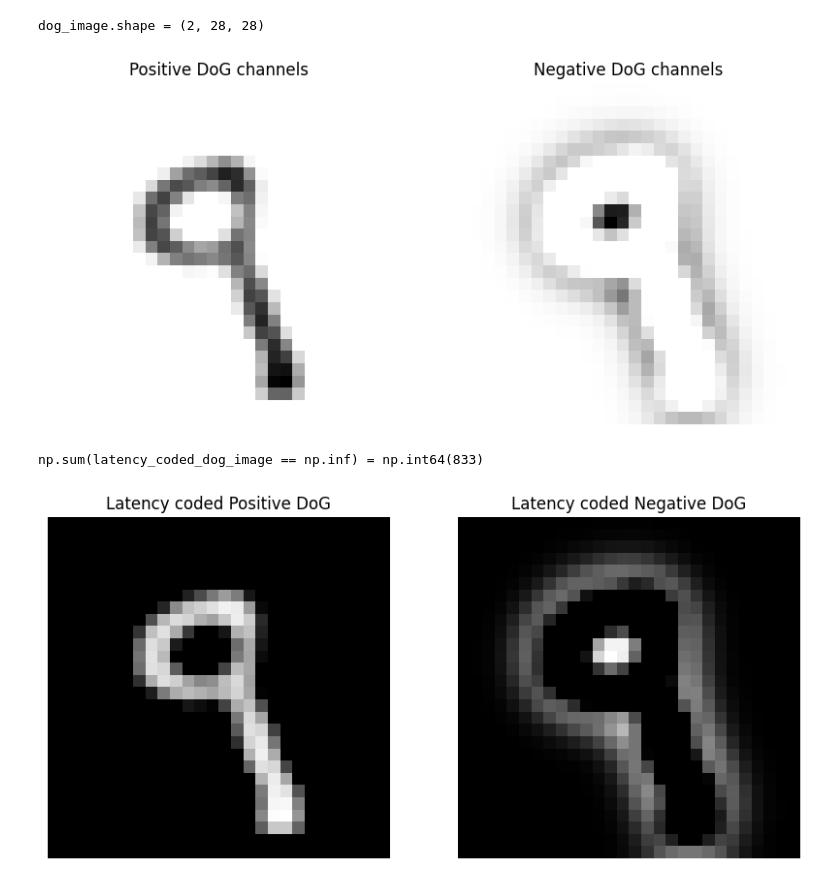
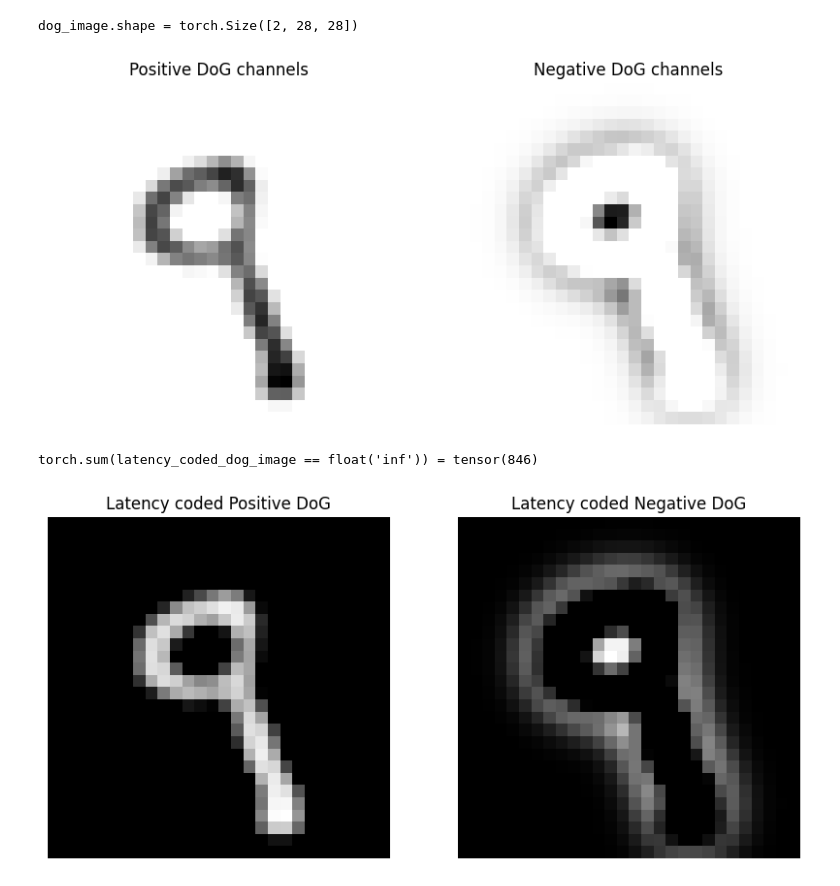
Before and after one commit to razvan404/dummy-snn, a Jupyter notebook: visualize_data.ipynb, the cells around one changed output. Drawn from its saved outputs; the diff is of its cells as text; code cells hidden in the pictures.

```diff
--- a/visualize_data.ipynb
+++ b/visualize_data.ipynb
@@ -14,7 +14,7 @@ plt.rcParams['image.cmap'] = 'Grays'
 dataloader = MnistSpikesDataloader("./data/mnist-subset", 'train')
 # %%
 data_point_idx = 8
-image = dataloader.inputs[data_point_idx] / 255.
+image = dataloader.inputs[data_point_idx]
 label = dataloader.outputs[data_point_idx]
 print(f"{image.shape = }, {label = }")
 ImagesVisualization.plot_images(image, title=f"Digit {label}")
@@ -26,16 +26,16 @@ dog_image = apply_difference_of_gaussians_filter(image)
 print(f"{dog_image.shape = }")
 ImagesVisualization.plot_images(*dog_image, titles=["Positive DoG channels", "Negative DoG channels"], ncols=2)
 # %% [output]
-dog_image.shape = (2, 28, 28)
+dog_image.shape = torch.Size([2, 28, 28])
 [figure]
 # %%
 latency_coded_dog_image = apply_latency_encoding(dog_image)
-print(f"{np.sum(latency_coded_dog_image == np.inf) = }")
-clipped_latency_dog_image = np.minimum(latency_coded_dog_image, 1.0)
+print(f"{torch.sum(latency_coded_dog_image == float('inf')) = }")
+clipped_latency_dog_image = torch.clamp(latency_coded_dog_image, max=1.0)
 ImagesVisualization.plot_images(*clipped_latency_dog_image, titles=["Latency coded Positive DoG", "Latency coded Negative DoG"], ncols=2)
 # %% [output]
-np.sum(latency_coded_dog_image == np.inf) = np.int64(833)
+torch.sum(latency_coded_dog_image == float('inf')) = tensor(846)
-[figure, old version]
+[figure, new version]
 # %%
 spikes = convert_to_spikes(latency_coded_dog_image)
 print(f"{len(spikes) = }")
```
Also changed, not shown: parts of 5 cells of this notebook, 34 other files.
